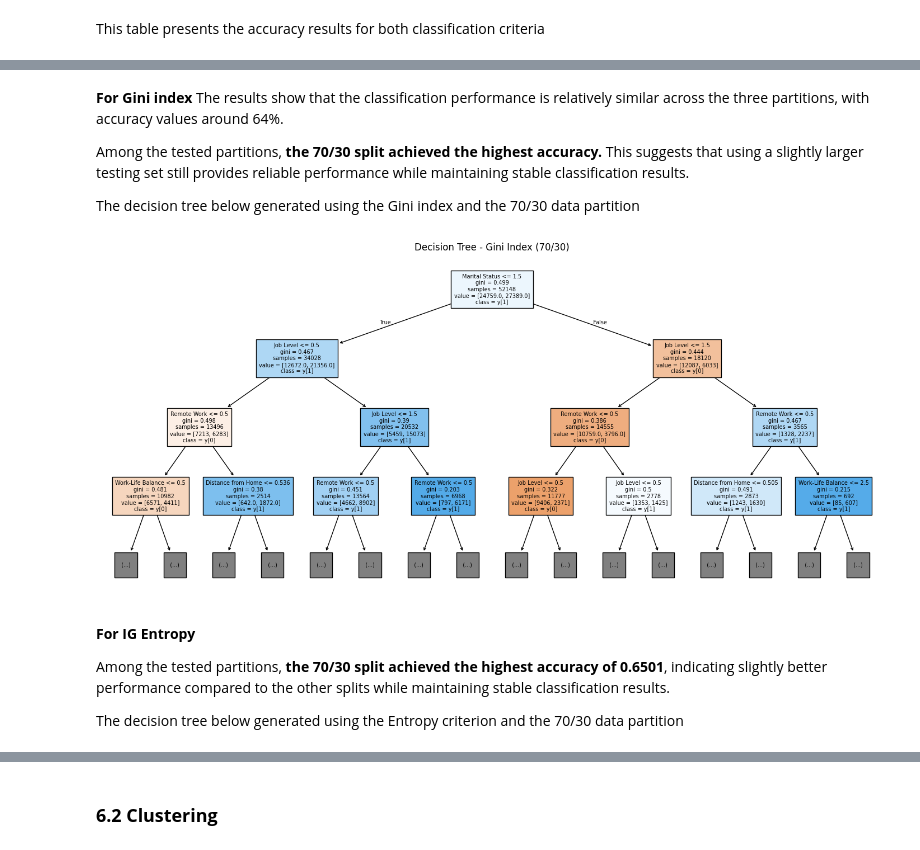
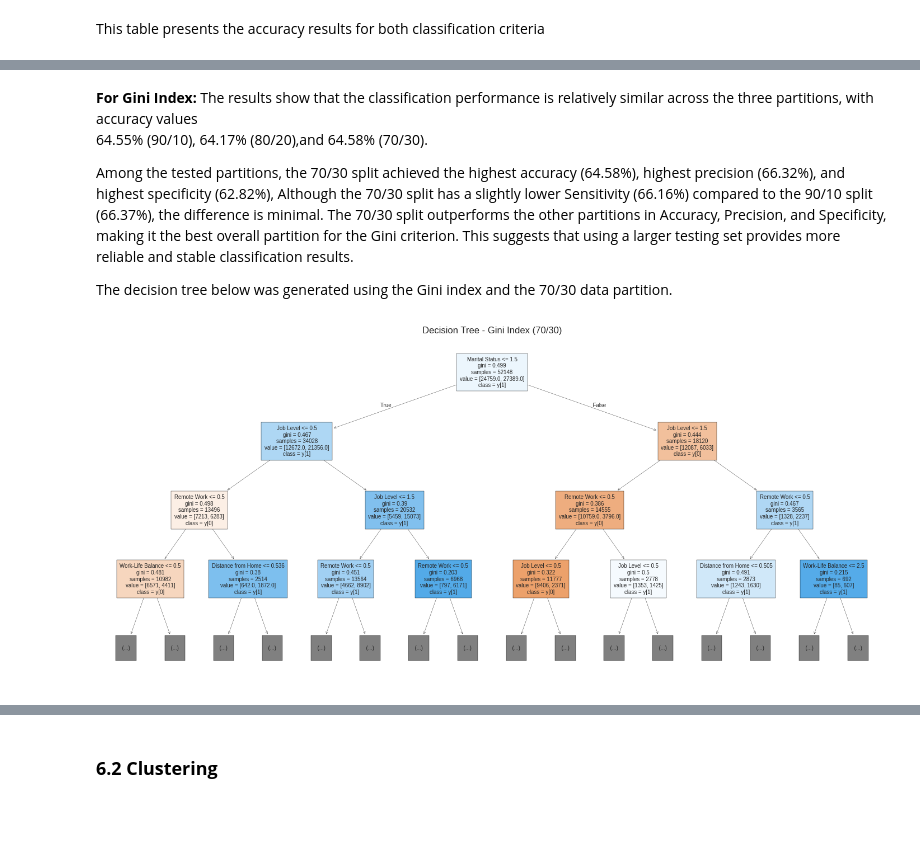
Before and after one commit to RaneemIT/Employee-Attrition-DataMining, a Jupyter notebook: Python Notebook/phase3.ipynb, the cells around one changed output, grey strips where cells are left out. Cells and saved outputs as stored; diff of their text form; code cells hidden in the pictures; blank space fills up the shorter version.

```diff
--- a/Python Notebook/phase3.ipynb
+++ b/Python Notebook/phase3.ipynb
@@ -545,29 +720,33 @@ print(tabulate(data, headers=headers, tablefmt="grid"))
 # %% [markdown]
-**For Gini index**
- The results show that the classification performance is relatively similar across the three partitions, with accuracy values around 64%.
+**For Gini Index:**
+The results show that the classification performance is relatively
+similar across the three partitions, with accuracy values
+ 64.55% (90/10), 64.17% (80/20),and 64.58% (70/30).
 
-Among the tested partitions, **the 70/30 split achieved the highest accuracy.** This suggests that using a slightly larger testing set still provides reliable performance while maintaining stable classification results.
+Among the tested partitions, the 70/30 split achieved the highest
+accuracy (64.58%), highest precision (66.32%), and highest
+specificity (62.82%), Although the 70/30 split has a slightly lower Sensitivity (66.16%)
+compared to the 90/10 split (66.37%), the difference is minimal.
+The 70/30 split outperforms the other partitions in Accuracy,
+Precision, and Specificity, making it the best overall partition
+for the Gini criterion. This suggests that using a larger testing
+set provides more reliable and stable classification results.
 
-The decision tree below generated using the Gini index and the 70/30 data partition
+The decision tree below was generated using the Gini index and
+the 70/30 data partition.
 # %%
 plt.figure(figsize=(18,8))
 
 tree.plot_tree(
     model_gini_70,
-    feature_names=X.columns,
+    feature_names=fn,
     class_names=True,
     filled=True,
     max_depth=3,
     fontsize=7
 )
 
 plt.title("Decision Tree - Gini Index (70/30)")
 plt.show()
 # %% [output]
-[figure, old version]
+[figure, new version]
-# %% [markdown]
-**For IG Entropy**
-
-Among the tested partitions, **the 70/30 split achieved the highest accuracy of 0.6501**, indicating slightly better performance compared to the other splits while maintaining stable classification results.
-
-The decision tree below generated using the Entropy criterion and the 70/30 data partition
```
Also changed, not shown: parts of 53 cells of this notebook.
